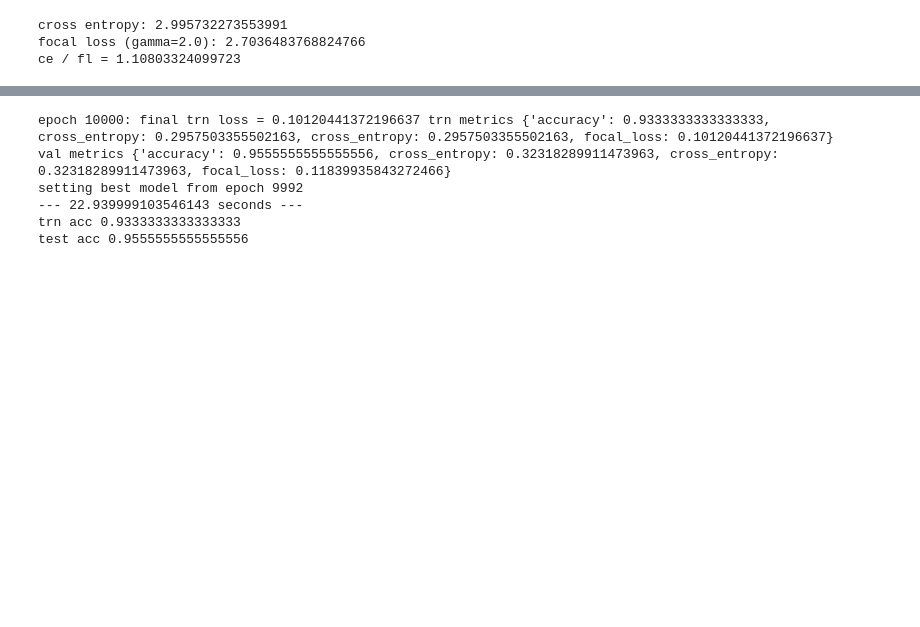
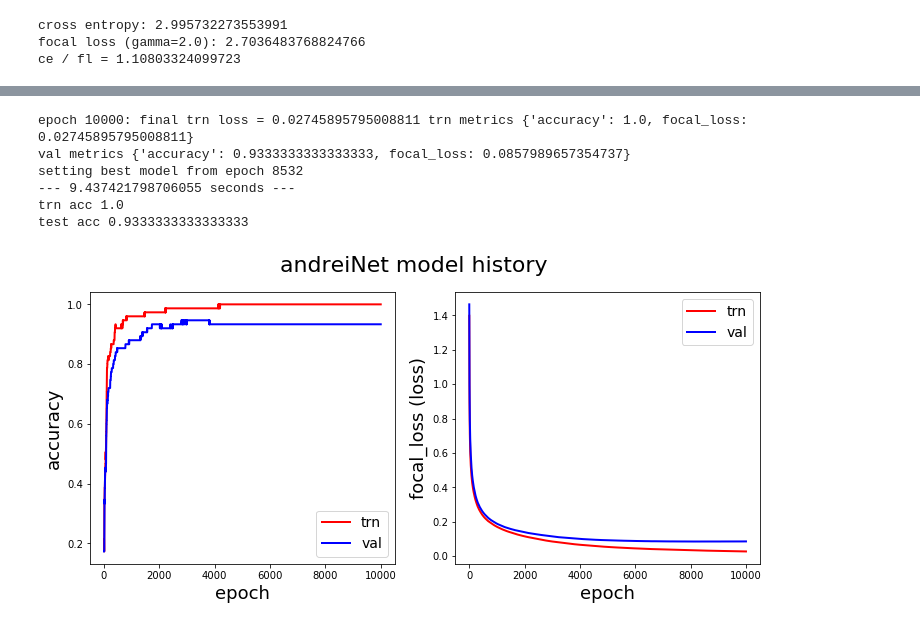
Before and after one commit to amourav/neural_network_from_scratch, a Jupyter notebook: neural_network_demo_classification_FocalLoss.ipynb, the cells around one changed output, grey strips where cells are left out. Cells and saved outputs as stored; diff of their text form; code cells hidden in the pictures; blank space fills up the shorter version.

```diff
--- a/neural_network_demo_classification_FocalLoss.ipynb
+++ b/neural_network_demo_classification_FocalLoss.ipynb
@@ -203,7 +209,7 @@ nn = NeuralNetwork(hidden=hidden_layers,
                    activation=activation,
                    shuffle=True,
                    random_state=random_state,
-                   metrics=metrics,
+                   metrics=['accuracy'],
                    verbose=False
                    )
 
@@ -211,7 +217,7 @@ nn.train(X_trn_norm, y_trn,
          n_epochs=n_epochs,
          batch_size=batch_size,
          early_stop=None, # ('accuracy', 500),
-         lr=lr,
+         lr=10*lr,
          val_data=(X_test_norm, y_test),
          save_best=True)
 
@@ -224,9 +230,9 @@ print("--- %s seconds ---" % (delta_1))
 print('trn acc', accuracy(y_pred_trn, y_trn))
 print('test acc', accuracy(y_pred_test, y_test))
 # %% [output]
-epoch 10000: final trn loss = 0.10120441372196637 trn metrics {'accuracy': 0.9333333333333333, cross_entropy: 0.2957503355502163, cross_entropy: 0.2957503355502163, focal_loss: 0.10120441372196637}
-val metrics {'accuracy': 0.9555555555555556, cross_entropy: 0.32318289911473963, cross_entropy: 0.32318289911473963, focal_loss: 0.11839935843272466}
-setting best model from epoch 9992
---- 22.939999103546143 seconds ---
-trn acc 0.9333333333333333
-test acc 0.9555555555555556
+epoch 10000: final trn loss = 0.02745895795008811 trn metrics {'accuracy': 1.0, focal_loss: 0.02745895795008811}
+val metrics {'accuracy': 0.9333333333333333, focal_loss: 0.0857989657354737}
+setting best model from epoch 8532
+--- 9.437421798706055 seconds ---
+trn acc 1.0
+test acc 0.9333333333333333
@@ -235,19 +239,21 @@ nn.trn_metric_hist.keys()
 # %%
 # Plot neural network history
 fig_size = (12, 5)
-x_axis = np.arange(len(nn.trn_metric_hist[str(FocalLoss(gamma=1.0) )]))
+x_axis = np.arange(len(nn.trn_metric_hist[loss]))
 metrics = nn.trn_metric_hist.keys()
 fig, axs = plt.subplots(1, 2, figsize=fig_size)
 
 for i, metric in enumerate(metrics):
     axs[i].plot(x_axis, nn.trn_metric_hist[metric], c='r', linewidth=2, label='trn')
     axs[i].plot(x_axis, nn.val_metric_hist[metric], c='b', linewidth=2, label='val')
     axs[i].set_xlabel('epoch', fontsize=18)
     axs[i].set_ylabel(metric, fontsize=18)
     if metric == loss:
-        axs[i].set_ylabel(metric+' (loss)',
+        axs[i].set_ylabel(str(metric)+' (loss)',
                           fontsize=18)
     axs[i].legend(prop={'size': 14})
 
 plt.suptitle('andreiNet model history', fontsize=22)
 plt.show()
+# %% [output]
+[figure, added]
```
Also changed, not shown: parts of 9 cells of this notebook, 3 other files.
